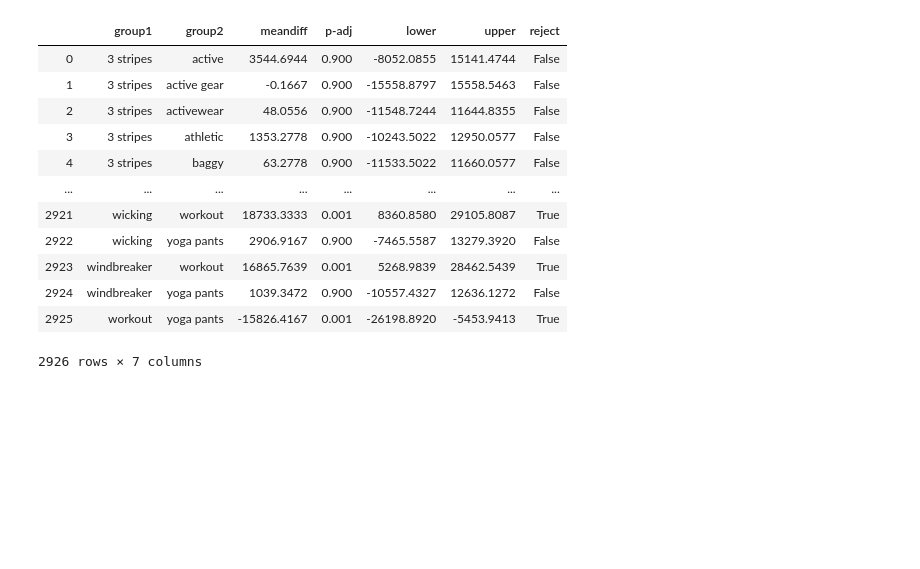
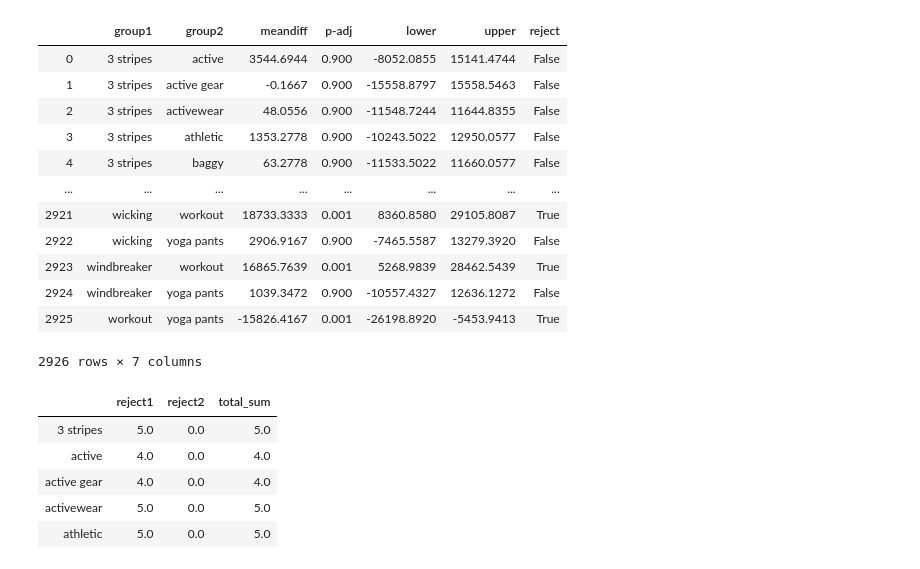
Before and after one commit to alexwcheng/athleisure-advertising, a Jupyter notebook: data_cleaning.ipynb, the cells around one changed output. Cells and saved outputs as stored; diff of their text form; code cells hidden in the pictures; blank space fills up the shorter version.

```diff
--- a/data_cleaning.ipynb
+++ b/data_cleaning.ipynb
@@ -820,4 +756,18 @@ tukey_data
 | 2925 | workout | yoga pants | -15826.4167 | 0.001 | -26198.8920 | -5453.9413 | True |
 2926 rows × 7 columns
 # %%
-df2 =tukey_data.loc[tukey_data.reject == True].groupby('group1').reject.count()
+group1_comp =tukey_data.loc[tukey_data.reject == True].groupby('group1').reject.count()
+group2_comp = tukey_data.loc[tukey_data.reject == True].groupby('group2').reject.count()
+tukey_data = pd.concat([group1_comp, group2_comp], axis=1)
+# %%
+tukey_data = tukey_data.fillna(0)
+tukey_data.columns = ['reject1', 'reject2']
+tukey_data['total_sum'] = tukey_data.reject1 + tukey_data.reject2
+tukey_data.head()
+# %% [output]
+|  | reject1 | reject2 | total_sum |
+| 3 stripes | 5.0 | 0.0 | 5.0 |
+| active | 4.0 | 0.0 | 4.0 |
+| active gear | 4.0 | 0.0 | 4.0 |
+| activewear | 5.0 | 0.0 | 5.0 |
+| athletic | 5.0 | 0.0 | 5.0 |
```
Also changed, not shown: parts of 53 cells of this notebook.
